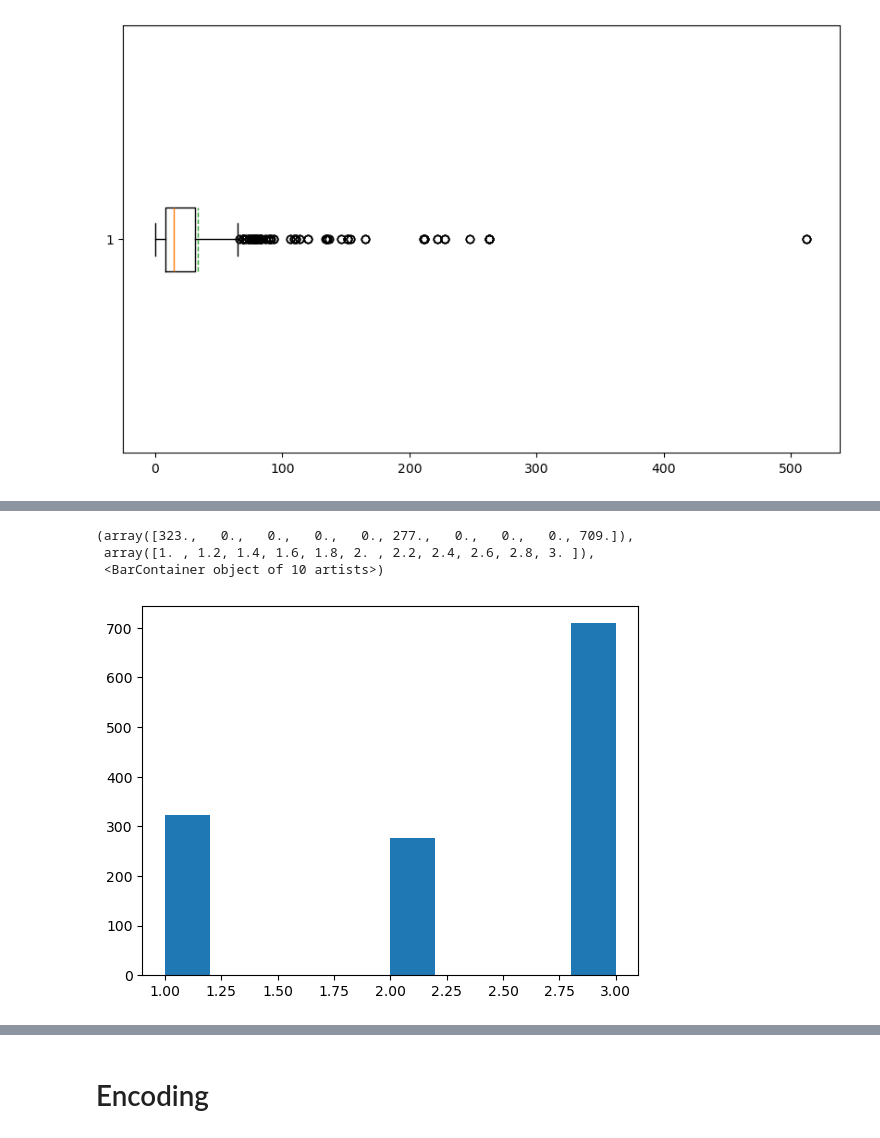
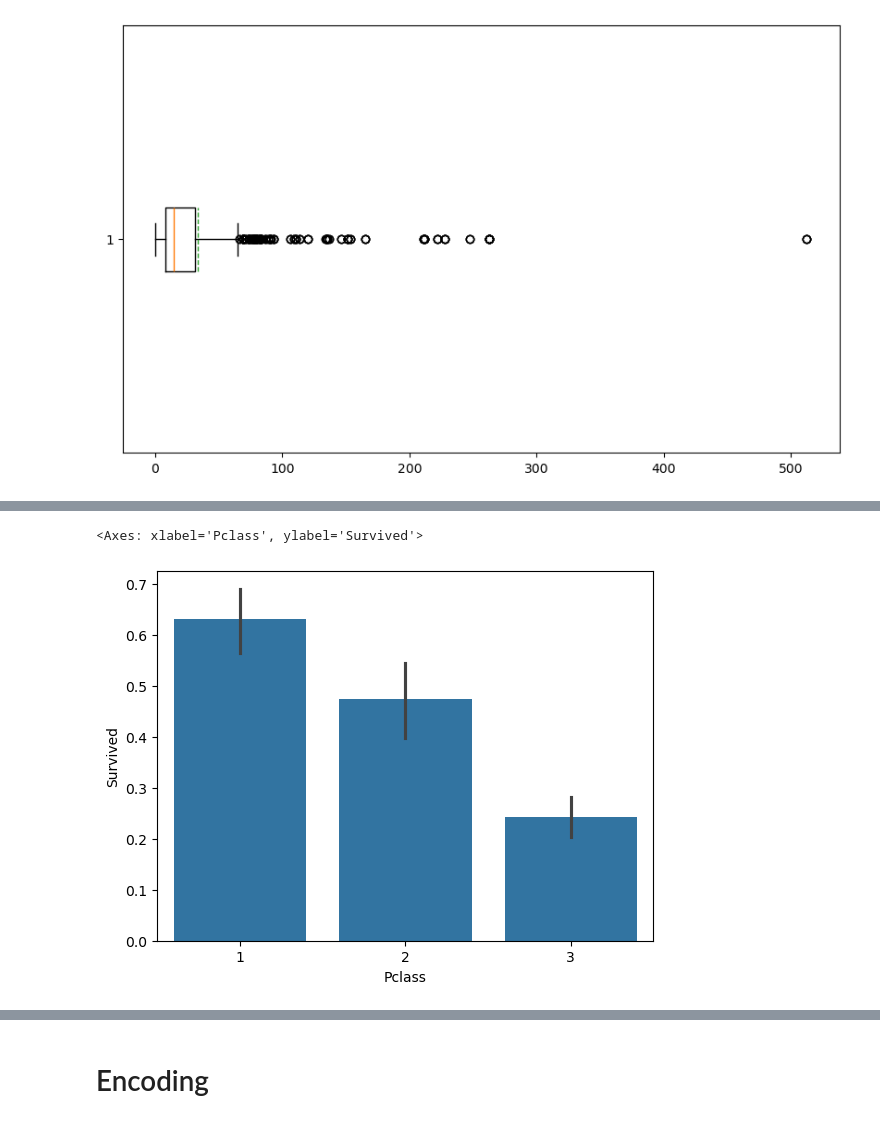
Before and after one commit to moeindoust/Titanic-Survival-Prediction, a Jupyter notebook: model/TSP.ipynb, the cells around one changed output, grey strips where cells are left out. Drawn from its saved outputs; the diff is of its cells as text; code cells hidden in the pictures.

```diff
--- a/model/TSP.ipynb
+++ b/model/TSP.ipynb
@@ -175,9 +189,9 @@ data.loc[data['Fare']>=200,'Fare']
 1298    211.5000
 Name: Fare, dtype: float64
 # %%
-plt.hist(data["Pclass"])
+import seaborn as sns
+sns.barplot(x='Pclass', y='Survived', data=train)
+# class 1 had the highest survival rate.
 # %% [output]
-(array([323.,   0.,   0.,   0.,   0., 277.,   0.,   0.,   0., 709.]),
- array([1. , 1.2, 1.4, 1.6, 1.8, 2. , 2.2, 2.4, 2.6, 2.8, 3. ]),
- <BarContainer object of 10 artists>)
+<Axes: xlabel='Pclass', ylabel='Survived'>
-[figure, old version]
+[figure, new version]
```
Also changed, not shown: parts of 16 cells of this notebook.
